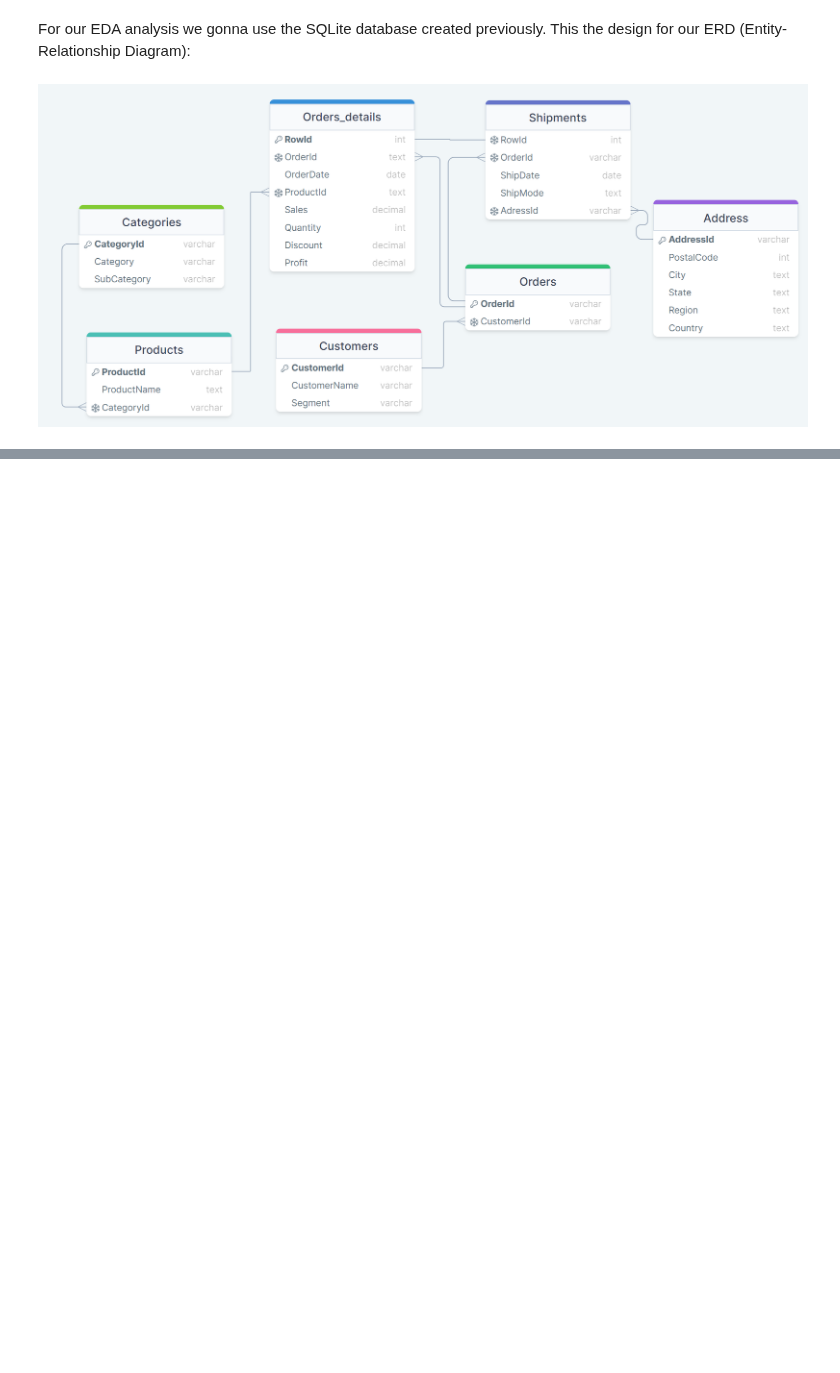
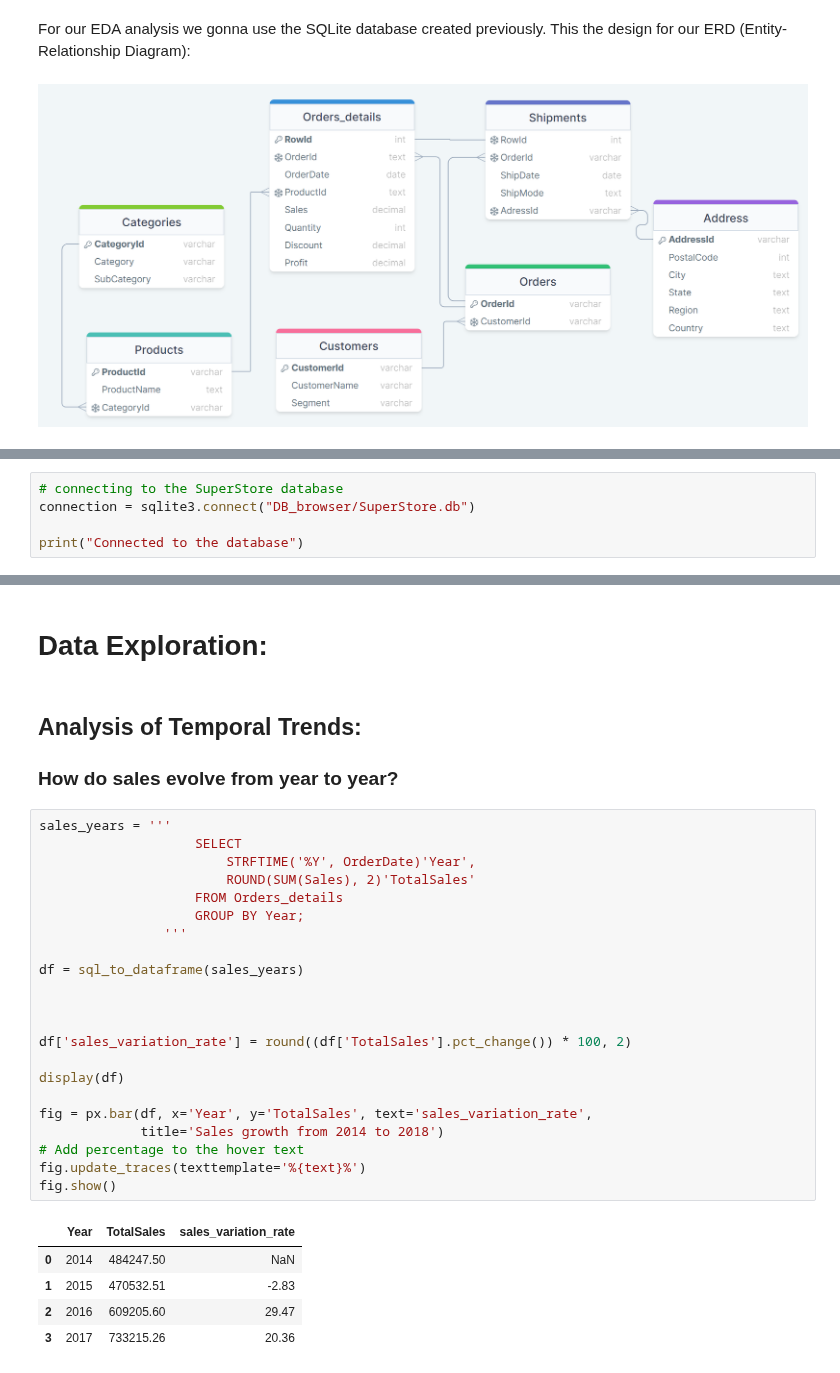
Before and after one commit to Ileeko/E-Commerce_SuperStore, a Jupyter notebook: SuperStore_EDA.ipynb, the cells around one changed output, grey strips where cells are left out. Saved outputs shown, nothing was run; the diff lists cells and outputs as text; blank space fills up the shorter version.

```diff
--- a/SuperStore_EDA.ipynb
+++ b/SuperStore_EDA.ipynb
@@ -52,0 +66,5 @@ We've categorized our investigation into several key areas:
+# %%
+# connecting to the SuperStore database
+connection = sqlite3.connect("DB_browser/SuperStore.db")
+
+print("Connected to the database")
@@ -52,0 +100,33 @@ We've categorized our investigation into several key areas:
+# %% [markdown]
+# Data Exploration:
+# %% [markdown]
+## Analysis of Temporal Trends:
+### How do sales evolve from year to year?
+# %%
+sales_years = '''
+                    SELECT
+                        STRFTIME('%Y', OrderDate)'Year',
+                        ROUND(SUM(Sales), 2)'TotalSales'
+                    FROM Orders_details
+                    GROUP BY Year;
+                '''
+
+df = sql_to_dataframe(sales_years)
+
+
+
+df['sales_variation_rate'] = round((df['TotalSales'].pct_change()) * 100, 2)
+
+display(df)
+
+fig = px.bar(df, x='Year', y='TotalSales', text='sales_variation_rate',
+             title='Sales growth from 2014 to 2018')
+# Add percentage to the hover text
+fig.update_traces(texttemplate='%{text}%')
+fig.show()
+# %% [output]
+|  | Year | TotalSales | sales_variation_rate |
+| 0 | 2014 | 484247.50 | NaN |
+| 1 | 2015 | 470532.51 | -2.83 |
+| 2 | 2016 | 609205.60 | 29.47 |
+| 3 | 2017 | 733215.26 | 20.36 |
```
Also changed, not shown: parts of 22 cells of this notebook.
